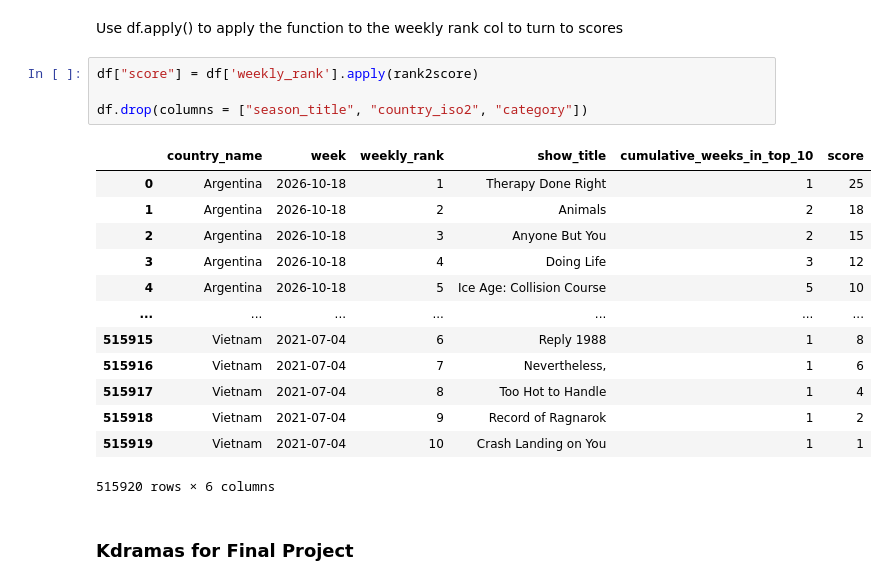
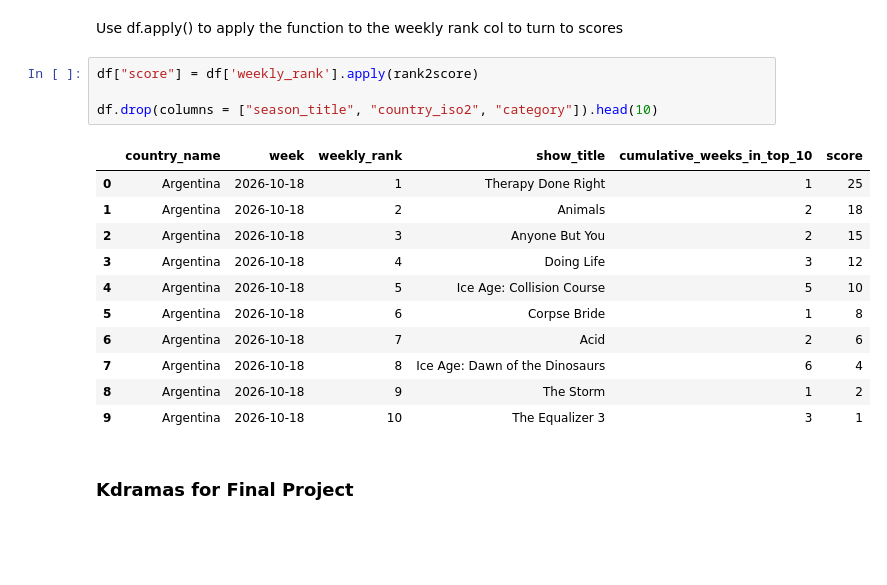
Before and after one commit to kellyc721/cs315-week8-tue, a Jupyter notebook: week8-tue-worksheet.ipynb, the cells around one changed output. Drawn from its saved outputs; the diff is of its cells as text; blank space fills up the shorter version.

```diff
--- a/week8-tue-worksheet.ipynb
+++ b/week8-tue-worksheet.ipynb
@@ -162,21 +162,19 @@ Use df.apply() to apply the function to the weekly rank col to turn to scores
 # %%
 df["score"] = df['weekly_rank'].apply(rank2score)
 
-df.drop(columns = ["season_title", "country_iso2", "category"])
+df.drop(columns = ["season_title", "country_iso2", "category"]).head(10)
 # %% [output]
 |  | country_name | week | weekly_rank | show_title | cumulative_weeks_in_top_10 | score |
 | 0 | Argentina | 2026-10-18 | 1 | Therapy Done Right | 1 | 25 |
 | 1 | Argentina | 2026-10-18 | 2 | Animals | 2 | 18 |
 | 2 | Argentina | 2026-10-18 | 3 | Anyone But You | 2 | 15 |
 | 3 | Argentina | 2026-10-18 | 4 | Doing Life | 3 | 12 |
 | 4 | Argentina | 2026-10-18 | 5 | Ice Age: Collision Course | 5 | 10 |
-| ... | ... | ... | ... | ... | ... | ... |
-| 515915 | Vietnam | 2021-07-04 | 6 | Reply 1988 | 1 | 8 |
-| 515916 | Vietnam | 2021-07-04 | 7 | Nevertheless, | 1 | 6 |
-| 515917 | Vietnam | 2021-07-04 | 8 | Too Hot to Handle | 1 | 4 |
-| 515918 | Vietnam | 2021-07-04 | 9 | Record of Ragnarok | 1 | 2 |
-| 515919 | Vietnam | 2021-07-04 | 10 | Crash Landing on You | 1 | 1 |
+| 5 | Argentina | 2026-10-18 | 6 | Corpse Bride | 1 | 8 |
+| 6 | Argentina | 2026-10-18 | 7 | Acid | 2 | 6 |
+| 7 | Argentina | 2026-10-18 | 8 | Ice Age: Dawn of the Dinosaurs | 6 | 4 |
+| 8 | Argentina | 2026-10-18 | 9 | The Storm | 1 | 2 |
+| 9 | Argentina | 2026-10-18 | 10 | The Equalizer 3 | 3 | 1 |
-515920 rows × 6 columns
 # %% [markdown]
 ### Kdramas for Final Project
 # %% [markdown]
```
